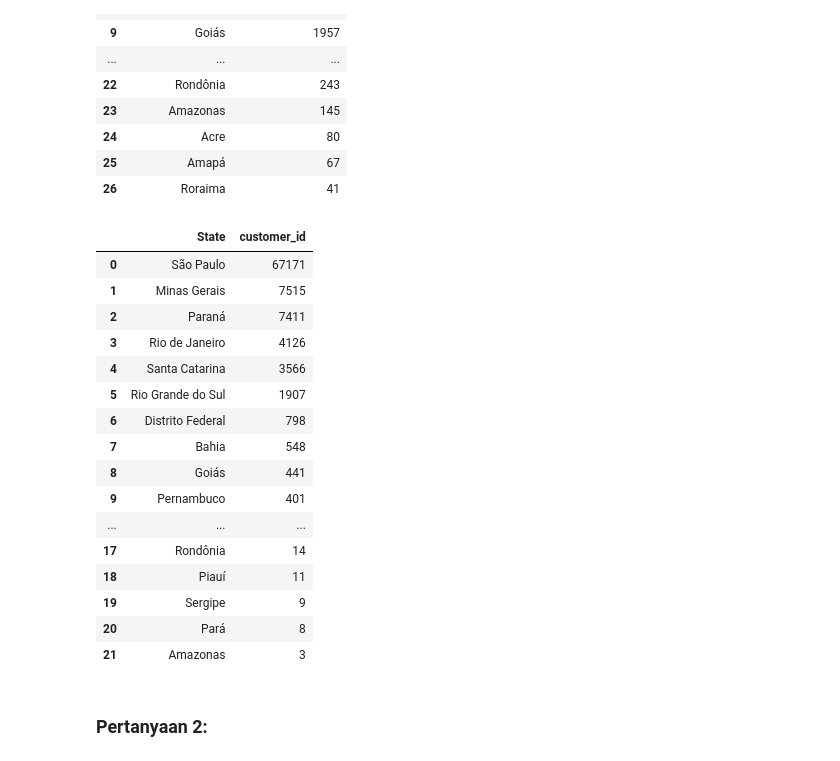
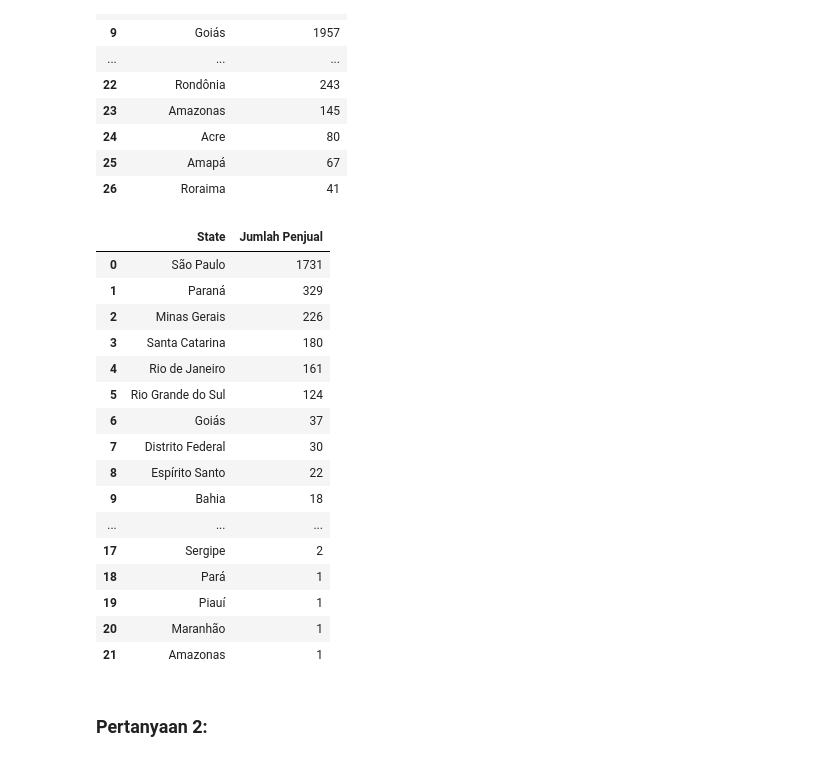
Before and after one commit to sulthannauval/E-Commerce-Analysis-Dashboard, a Jupyter notebook: Notebook.ipynb, the cells around one changed output. Drawn from its saved outputs; the diff is of its cells as text; code cells hidden in the pictures.

```diff
--- a/Notebook.ipynb
+++ b/Notebook.ipynb
@@ -442,29 +442,29 @@ bystate_df
 | 25 | Amapá | 67 |
 | 26 | Roraima | 41 |
 # %%
-bystate_df2 = sellers_product_data_df.groupby(by="seller_state").customer_id.nunique().sort_values(ascending=False).reset_index()
+bystate_df2 = sellers_product_data_df.groupby(by="seller_state").seller_id.nunique().sort_values(ascending=False).reset_index()
 bystate_df2.rename(columns={
-    "seller_id": "Jumlah Pelanggan", "seller_state": "State"
+    "seller_id": "Jumlah Penjual", "seller_state": "State"
 }, inplace=True)
 bystate_df2
 # %% [output]
-|  | State | customer_id |
-| 0 | São Paulo | 67171 |
-| 1 | Minas Gerais | 7515 |
-| 2 | Paraná | 7411 |
-| 3 | Rio de Janeiro | 4126 |
-| 4 | Santa Catarina | 3566 |
-| 5 | Rio Grande do Sul | 1907 |
-| 6 | Distrito Federal | 798 |
-| 7 | Bahia | 548 |
-| 8 | Goiás | 441 |
-| 9 | Pernambuco | 401 |
+|  | State | Jumlah Penjual |
+| 0 | São Paulo | 1731 |
+| 1 | Paraná | 329 |
+| 2 | Minas Gerais | 226 |
+| 3 | Santa Catarina | 180 |
+| 4 | Rio de Janeiro | 161 |
+| 5 | Rio Grande do Sul | 124 |
+| 6 | Goiás | 37 |
+| 7 | Distrito Federal | 30 |
+| 8 | Espírito Santo | 22 |
+| 9 | Bahia | 18 |
 | ... | ... | ... |
-| 17 | Rondônia | 14 |
-| 18 | Piauí | 11 |
-| 19 | Sergipe | 9 |
-| 20 | Pará | 8 |
-| 21 | Amazonas | 3 |
+| 17 | Sergipe | 2 |
+| 18 | Pará | 1 |
+| 19 | Piauí | 1 |
+| 20 | Maranhão | 1 |
+| 21 | Amazonas | 1 |
 # %% [markdown]
 ### Pertanyaan 2:
 # %%
```
Also changed, not shown: parts of 1 cell of this notebook, 1 other file.
